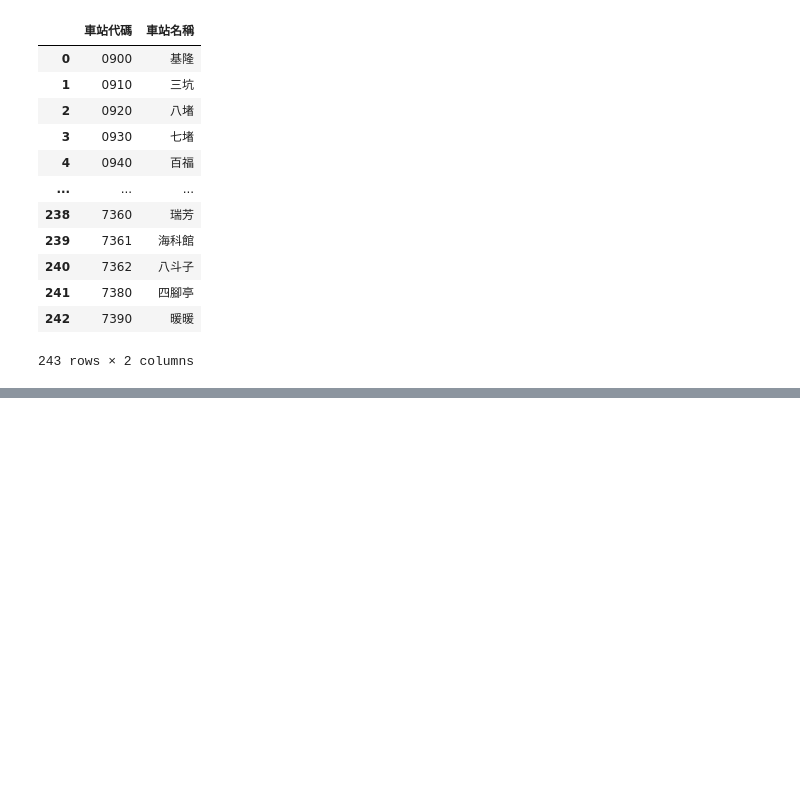
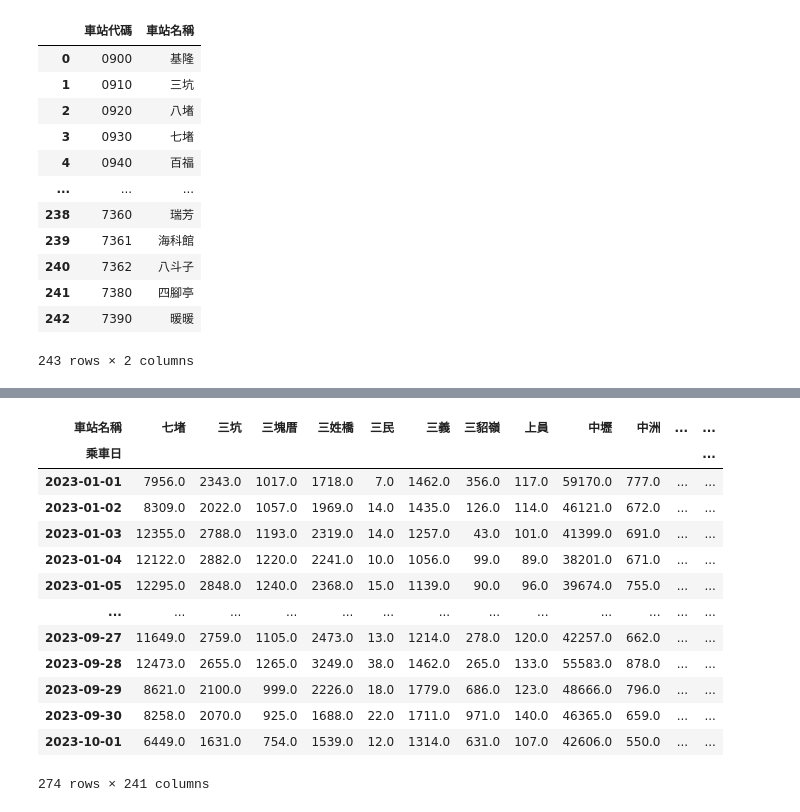
Before and after one commit to lucaswu0306/2023_8_20, a Jupyter notebook: lesson21_6.ipynb, the cells around one changed output, grey strips where cells are left out. Saved outputs shown, nothing was run; the diff lists cells and outputs as text; code cells hidden in the pictures; blank space fills up the shorter version.

```diff
--- a/lesson21_6.ipynb
+++ b/lesson21_6.ipynb
@@ -102,0 +295,3 @@ pd.merge(dataFrame,stations,on='車站代碼')
+# %%
+mergeframe['進站人數'] = mergeframe['進站人數'].astype(int)
+mergeframe['出站人數'] = mergeframe['出站人數'].astype(int)
@@ -102,0 +314,6 @@ pd.merge(dataFrame,stations,on='車站代碼')
+# %%
+def to_int(v):
+    v = int(v)
+    return v
+mergeframe['進站人數'] = mergeframe['進站人數'].map(to_int)
+mergeframe
@@ -102,0 +350,3 @@ pd.merge(dataFrame,stations,on='車站代碼')
+# %%
+mergeframe2 = mergeframe.set_index(['乘車日','車站名稱']).drop(columns = ['車站代碼','訊息'])
+mergeframe2#index 有3個level 分別為 level = 0, level = 1, level = 2
@@ -102,0 +368,6 @@ pd.merge(dataFrame,stations,on='車站代碼')
+# %%
+mergeframe3 = mergeframe2.stack().unstack(level = 1)
+mergeframe3
+mergeframe4 = mergeframe2.stack()
+mergeframe4.index.names = ['乘車日','車站名稱','進出']
+mergeframe4
@@ -102,0 +388,17 @@ pd.merge(dataFrame,stations,on='車站代碼')
+# %%
+mergeframe3.groupby(by = '乘車日').sum()
+# %% [output]
+| 車站名稱 | 七堵 | 三坑 | 三塊厝 | 三姓橋 | 三民 | 三義 | 三貂嶺 | 上員 | 中壢 | 中洲 | ... | ... |
+| 乘車日 |  |  |  |  |  |  |  |  |  |  |  | ... |
+| 2023-01-01 | 7956.0 | 2343.0 | 1017.0 | 1718.0 | 7.0 | 1462.0 | 356.0 | 117.0 | 59170.0 | 777.0 | ... | ... |
+| 2023-01-02 | 8309.0 | 2022.0 | 1057.0 | 1969.0 | 14.0 | 1435.0 | 126.0 | 114.0 | 46121.0 | 672.0 | ... | ... |
+| 2023-01-03 | 12355.0 | 2788.0 | 1193.0 | 2319.0 | 14.0 | 1257.0 | 43.0 | 101.0 | 41399.0 | 691.0 | ... | ... |
+| 2023-01-04 | 12122.0 | 2882.0 | 1220.0 | 2241.0 | 10.0 | 1056.0 | 99.0 | 89.0 | 38201.0 | 671.0 | ... | ... |
+| 2023-01-05 | 12295.0 | 2848.0 | 1240.0 | 2368.0 | 15.0 | 1139.0 | 90.0 | 96.0 | 39674.0 | 755.0 | ... | ... |
+| ... | ... | ... | ... | ... | ... | ... | ... | ... | ... | ... | ... | ... |
+| 2023-09-27 | 11649.0 | 2759.0 | 1105.0 | 2473.0 | 13.0 | 1214.0 | 278.0 | 120.0 | 42257.0 | 662.0 | ... | ... |
+| 2023-09-28 | 12473.0 | 2655.0 | 1265.0 | 3249.0 | 38.0 | 1462.0 | 265.0 | 133.0 | 55583.0 | 878.0 | ... | ... |
+| 2023-09-29 | 8621.0 | 2100.0 | 999.0 | 2226.0 | 18.0 | 1779.0 | 686.0 | 123.0 | 48666.0 | 796.0 | ... | ... |
+| 2023-09-30 | 8258.0 | 2070.0 | 925.0 | 1688.0 | 22.0 | 1711.0 | 971.0 | 140.0 | 46365.0 | 659.0 | ... | ... |
+| 2023-10-01 | 6449.0 | 1631.0 | 754.0 | 1539.0 | 12.0 | 1314.0 | 631.0 | 107.0 | 42606.0 | 550.0 | ... | ... |
+274 rows × 241 columns
```
Also changed, not shown: parts of 21 cells of this notebook, 32 other files.
